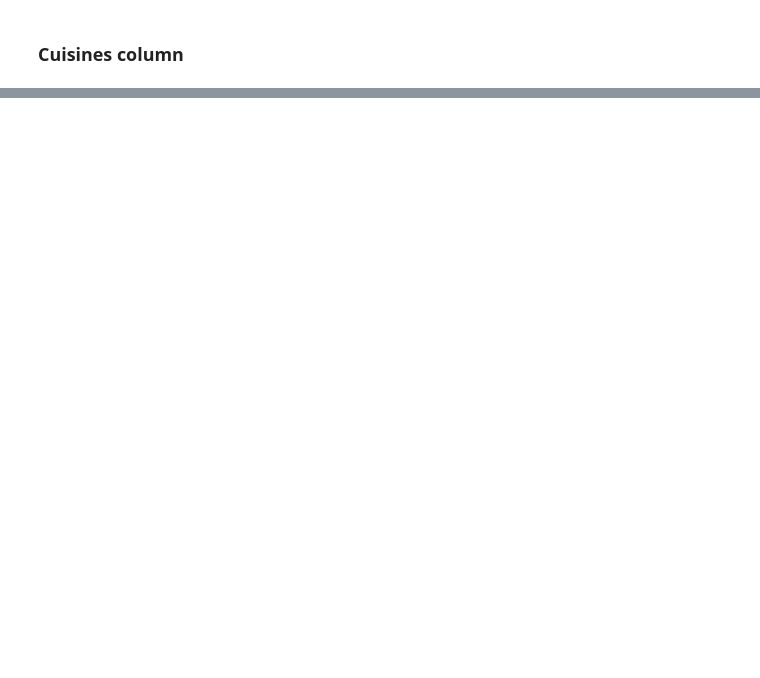
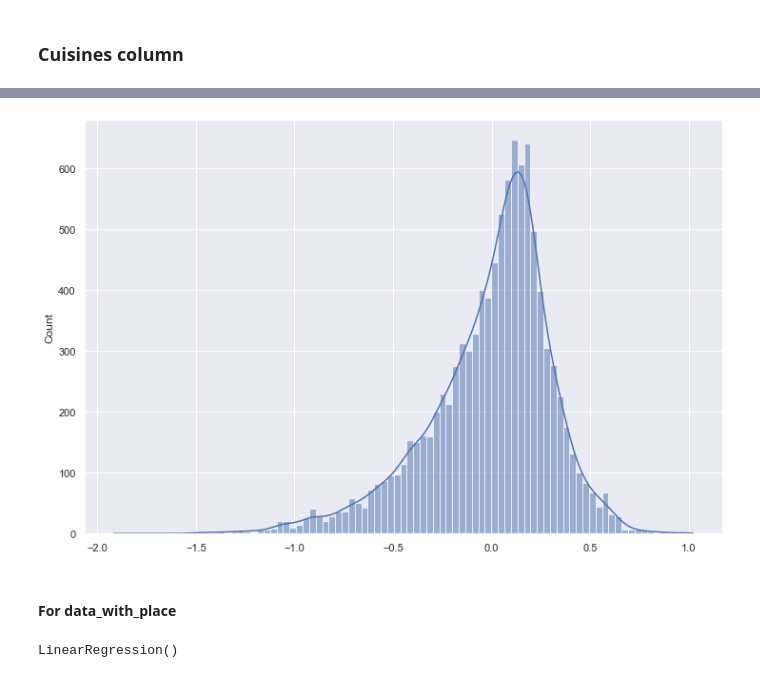
Before and after one commit to Samirsaiyed/restaurant_rating_prediction, a Jupyter notebook: restaurant_rating_prediction.ipynb, the cells around one changed output, grey strips where cells are left out. Drawn from its saved outputs; the diff is of its cells as text; code cells hidden in the pictures; blank space fills up the shorter version.

```diff
--- a/restaurant_rating_prediction.ipynb
+++ b/restaurant_rating_prediction.ipynb
@@ -642,0 +821,2 @@ df1.head()
+# %%
+X1_train, X1_test, Y1_train, Y1_test = train_test_split(x1, y1, test_size=0.2, random_state=42)
@@ -642,0 +835,3 @@ df1.head()
+# %%
+lr = LinearRegression()
+lr.fit(X1_train, Y1_train)
@@ -642,0 +840,3 @@ df1.head()
+# %%
+Y_lr = lr.predict(X1_test)
+Y_lr[:100]
@@ -642,0 +864,13 @@ df1.head()
+# %%
+plt.figure(figsize=(12,8))
+sns.histplot(Y1_test - Y_lr, kde=True)
+plt.show()
+# %% [output]
+[figure, added]
+# %% [markdown]
+#### For data_with_place
+# %%
+lr2 = LinearRegression()
+lr2.fit(X2_train, Y2_train)
+# %% [output]
+LinearRegression()
```
Also changed, not shown: parts of 68 cells of this notebook.
